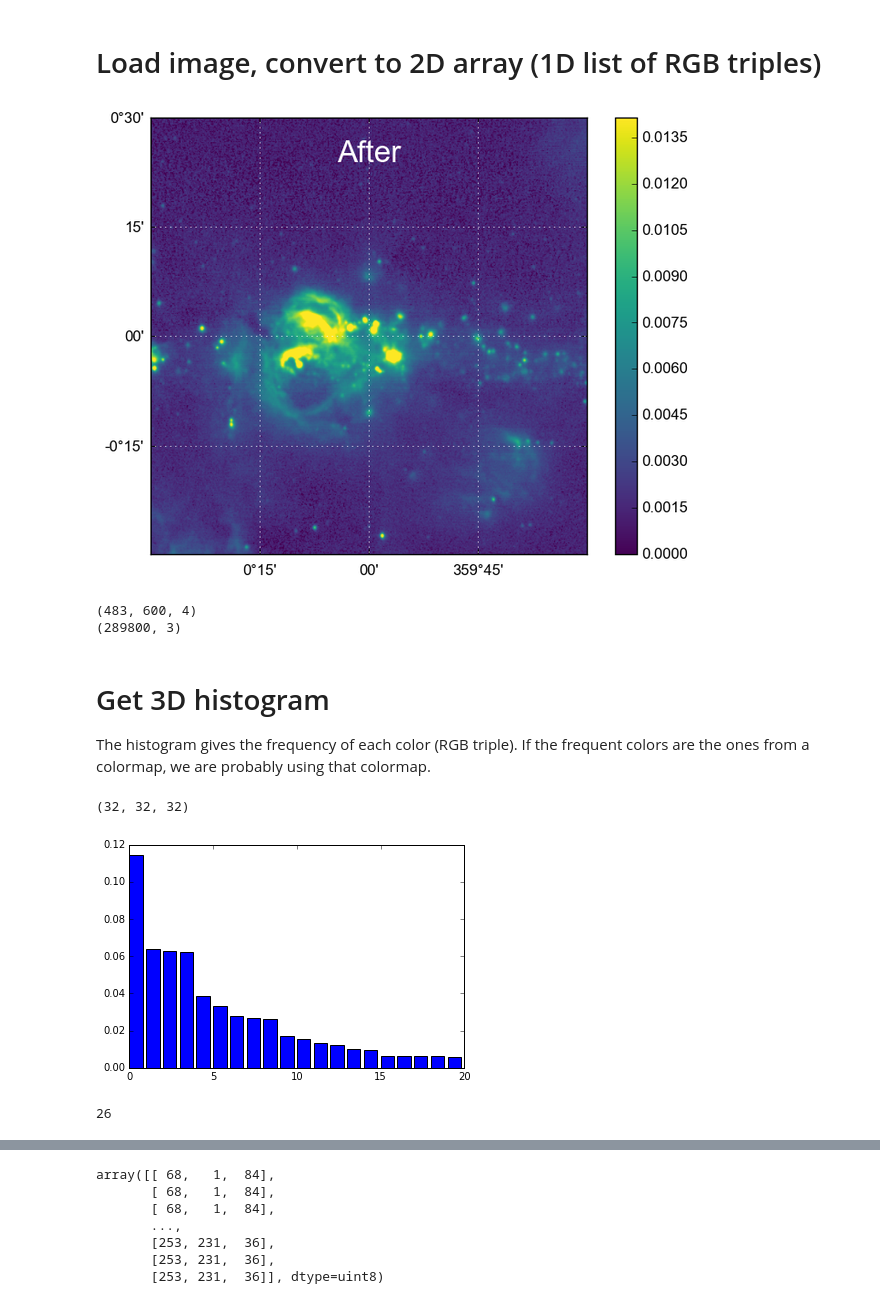
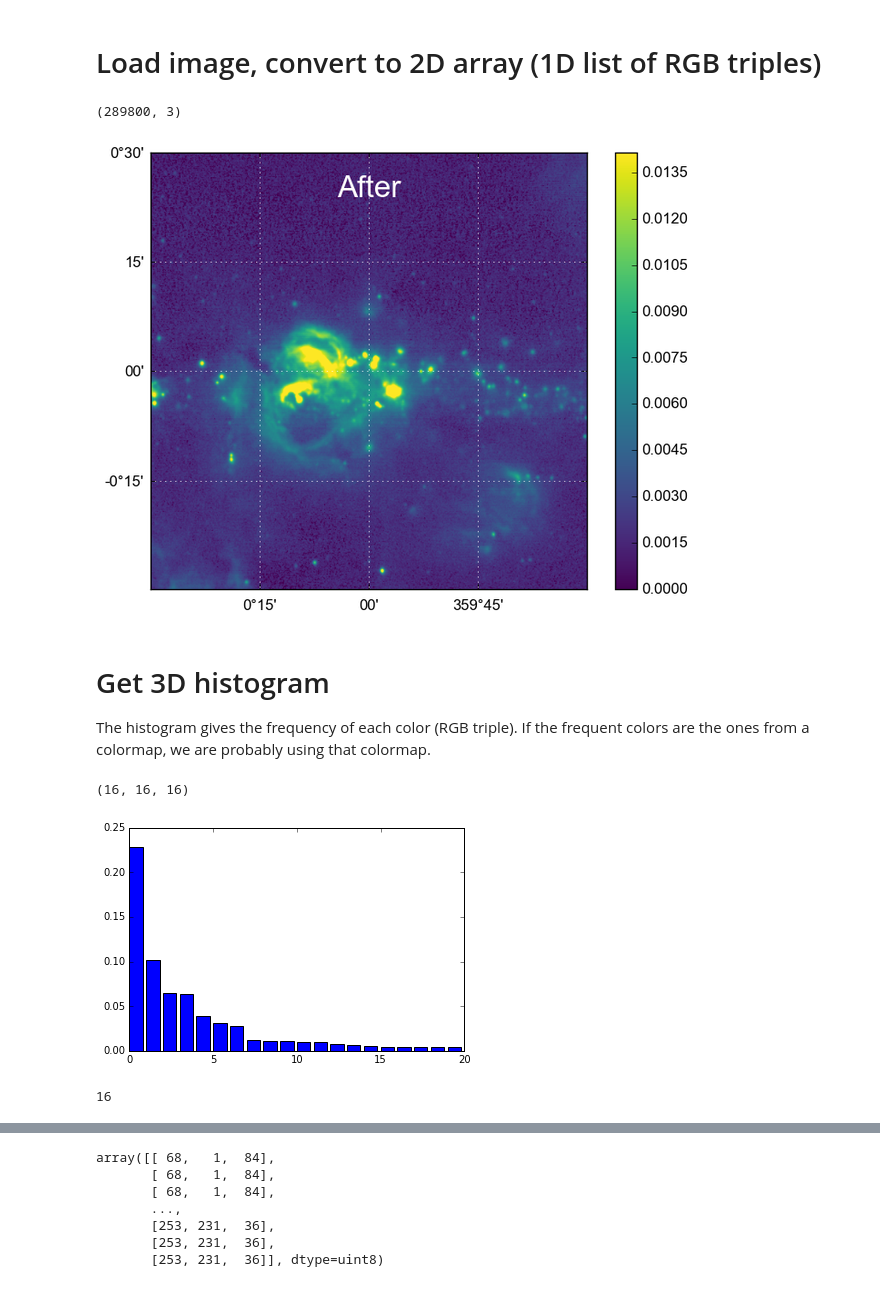
Before and after one commit to remram44/twitter_colormap_bot, a Jupyter notebook: notebooks/index.ipynb, the cells around one changed output, grey strips where cells are left out. Saved outputs shown, nothing was run; the diff lists cells and outputs as text; code cells hidden in the pictures.

```diff
--- a/notebooks/index.ipynb
+++ b/notebooks/index.ipynb
@@ -9,25 +10,26 @@ import scipy.ndimage
 import scipy.spatial.distance
 # %% [markdown]
 # Load image, convert to 2D array (1D list of RGB triples)
+# %%
+def load_img(filename):
+    image_obj = Image.open(filename)
+
+    image = np.asarray(image_obj, dtype=np.uint8)
+    orig_shape = image.shape
+    assert len(orig_shape) == 3
+    assert orig_shape[2] in (3, 4)
+    image = image.reshape(orig_shape[0] * orig_shape[1], orig_shape[2])[:, :3]
+    return image_obj, image, orig_shape
 # %%
-image_obj = Image.open('viridis.png')
+image_obj, image, orig_shape = load_img('viridis.png')
+print(image.shape)
 image_obj
 # %% [output]
+(289800, 3)
 [figure]
-# %%
-image = np.asarray(image_obj, dtype=np.uint8)
-orig_shape = image.shape
-print(orig_shape)
-assert len(orig_shape) == 3
-assert orig_shape[2] in (3, 4)
-image = image.reshape(orig_shape[0] * orig_shape[1], orig_shape[2])[:, :3]
-print(image.shape)
-# %% [output]
-(483, 600, 4)
-(289800, 3)
 # %% [markdown]
 # Get 3D histogram
 
 The histogram gives the frequency of each color (RGB triple). If the frequent colors are the ones from a colormap, we are probably using that colormap.
 # %%
-BINS = 32
+BINS = 16
@@ -37,18 +36,18 @@ edges = np.repeat((np.arange(BINS + 1, dtype=np.uint8) * 256 / BINS).reshape((1,
 # %%
-histogram, _ = np.histogramdd(image, bins=edges)
+histogram, _ = np.histogramdd(image, bins=BINS, range=[(0, 256)] * 3)
 histogram /= image.shape[0]
 histogram.shape
 # %% [output]
-(32, 32, 32)
+(16, 16, 16)
 # %%
-from pylab import rcParams
-rcParams['figure.figsize'] = 6, 4
+fig = plt.figure(figsize=(6, 4))
+ax = fig.add_subplot(111)
 max_bins = np.sort(histogram.flatten())[::-1]
-plt.bar(np.arange(20), max_bins[1:21])
+ax.bar(np.arange(20), max_bins[1:21])
 None
 # %% [output]
-[figure, old version]
+[figure, new version]
 # %%
 (max_bins > 0.005).sum()
 # %% [output]
-26
+16
```
Also changed, not shown: parts of 9 cells of this notebook.
